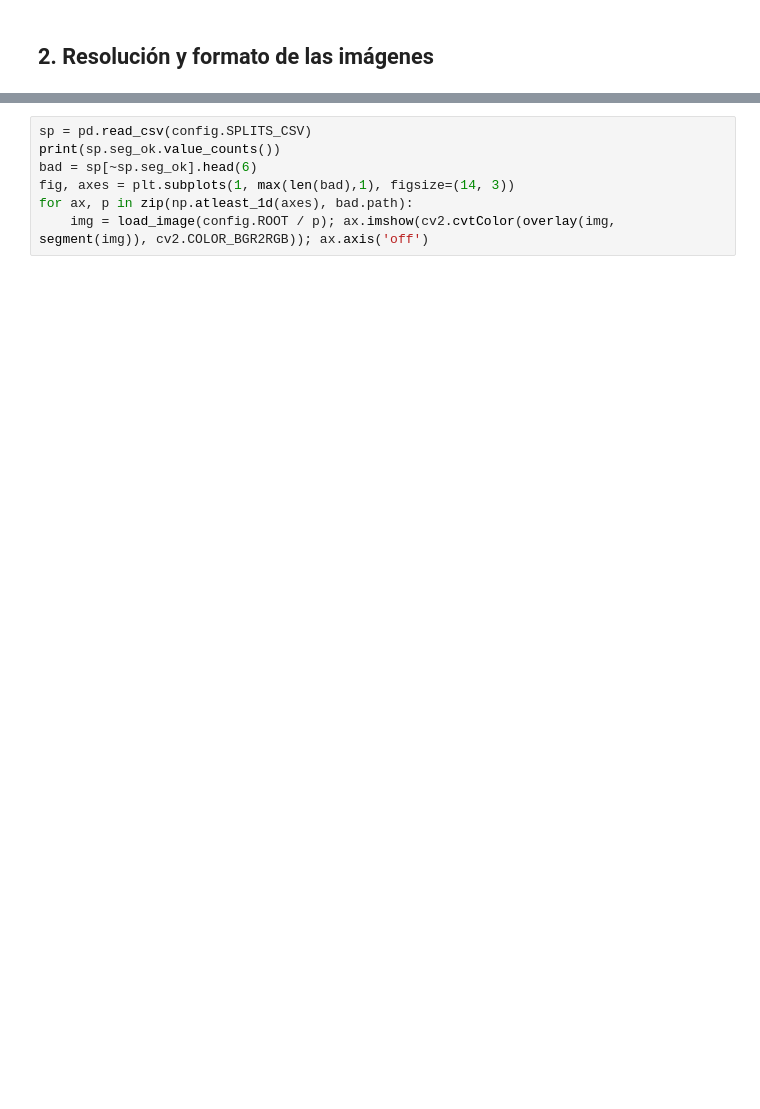
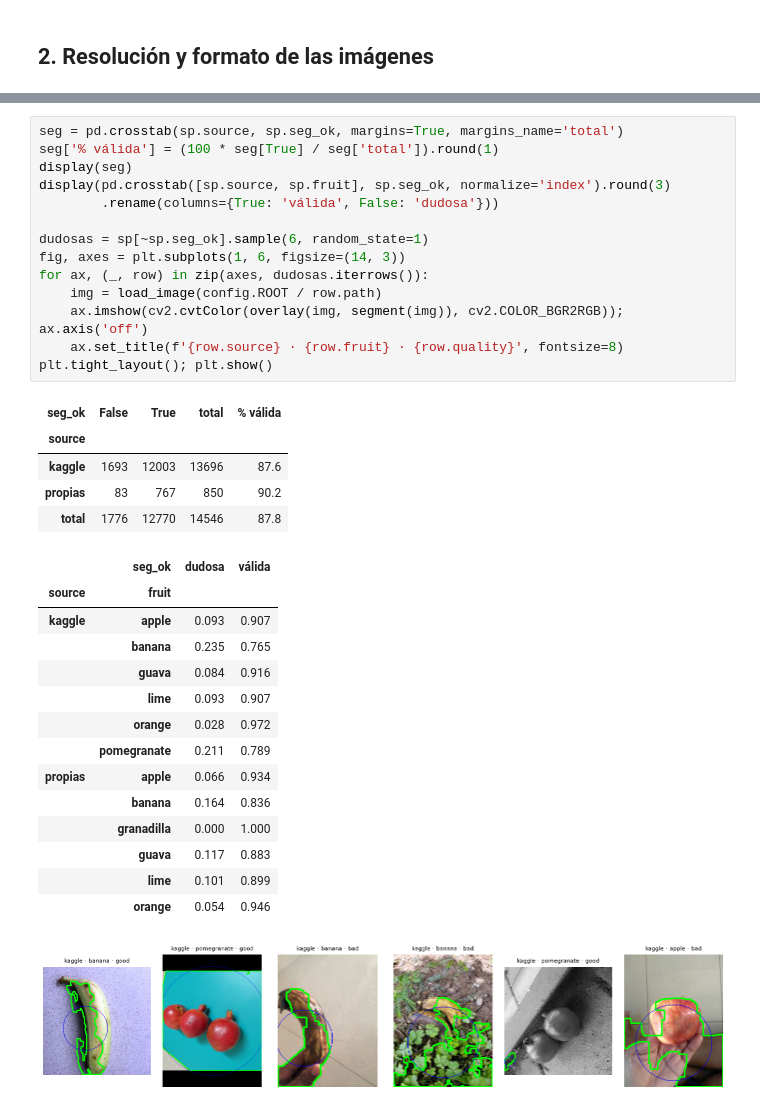
Before and after one commit to byrejaxxmodz/apo3-fruit-quality-classification, a Jupyter notebook: notebooks/01_eda.ipynb, the cells around one changed output, grey strips where cells are left out. Saved outputs shown, nothing was run; the diff lists cells and outputs as text; blank space fills up the shorter version.

```diff
--- a/notebooks/01_eda.ipynb
+++ b/notebooks/01_eda.ipynb
@@ -47,7 +134,35 @@ Revisar las segmentaciones marcadas como dudosas (`seg_ok == False`) y anotar en
 # %%
-sp = pd.read_csv(config.SPLITS_CSV)
-print(sp.seg_ok.value_counts())
-bad = sp[~sp.seg_ok].head(6)
-fig, axes = plt.subplots(1, max(len(bad),1), figsize=(14, 3))
-for ax, p in zip(np.atleast_1d(axes), bad.path):
-    img = load_image(config.ROOT / p); ax.imshow(cv2.cvtColor(overlay(img, segment(img)), cv2.COLOR_BGR2RGB)); ax.axis('off')
+seg = pd.crosstab(sp.source, sp.seg_ok, margins=True, margins_name='total')
+seg['% válida'] = (100 * seg[True] / seg['total']).round(1)
+display(seg)
+display(pd.crosstab([sp.source, sp.fruit], sp.seg_ok, normalize='index').round(3)
+        .rename(columns={True: 'válida', False: 'dudosa'}))
+
+dudosas = sp[~sp.seg_ok].sample(6, random_state=1)
+fig, axes = plt.subplots(1, 6, figsize=(14, 3))
+for ax, (_, row) in zip(axes, dudosas.iterrows()):
+    img = load_image(config.ROOT / row.path)
+    ax.imshow(cv2.cvtColor(overlay(img, segment(img)), cv2.COLOR_BGR2RGB)); ax.axis('off')
+    ax.set_title(f'{row.source} · {row.fruit} · {row.quality}', fontsize=8)
+plt.tight_layout(); plt.show()
+# %% [output]
+| seg_ok | False | True | total | % válida |
+| source |  |  |  |  |
+| kaggle | 1693 | 12003 | 13696 | 87.6 |
+| propias | 83 | 767 | 850 | 90.2 |
+| total | 1776 | 12770 | 14546 | 87.8 |
+|  | seg_ok | dudosa | válida |
+| source | fruit |  |  |
+| kaggle | apple | 0.093 | 0.907 |
+|  | banana | 0.235 | 0.765 |
+|  | guava | 0.084 | 0.916 |
+|  | lime | 0.093 | 0.907 |
+|  | orange | 0.028 | 0.972 |
+|  | pomegranate | 0.211 | 0.789 |
+| propias | apple | 0.066 | 0.934 |
+|  | banana | 0.164 | 0.836 |
+|  | granadilla | 0.000 | 1.000 |
+|  | guava | 0.117 | 0.883 |
+|  | lime | 0.101 | 0.899 |
+|  | orange | 0.054 | 0.946 |
+[figure, added]
```
Also changed, not shown: parts of 18 cells of this notebook, 10 other files.
